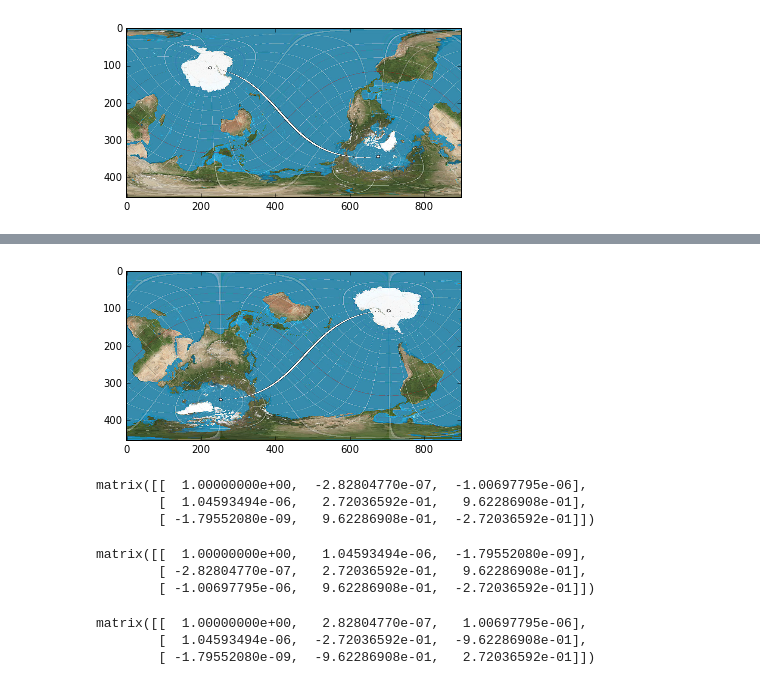
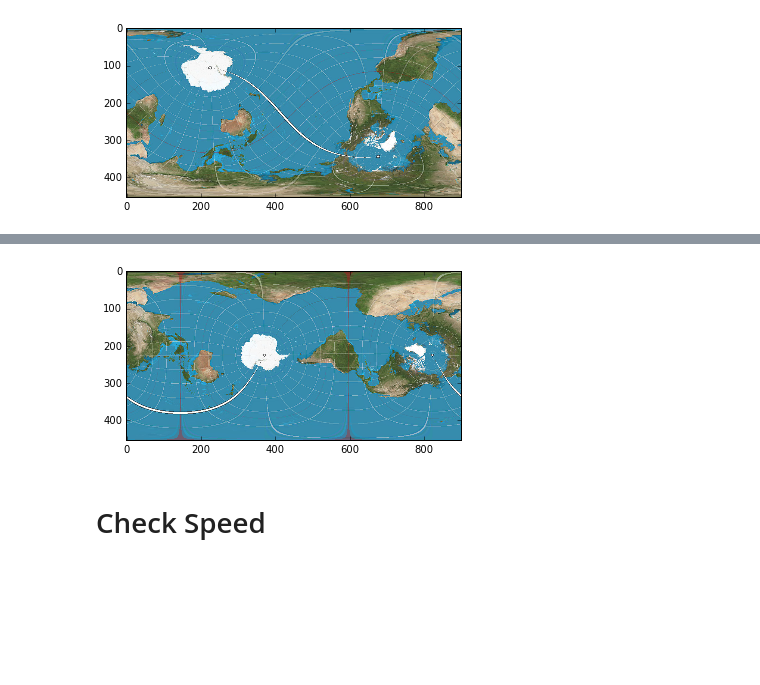
Before and after one commit to patrickeganfoley/map_orientations, a Jupyter notebook: map_projections/map_projections.ipynb, the cells around one changed output, grey strips where cells are left out. Drawn from its saved outputs; the diff is of its cells as text; code cells hidden in the pictures; blank space fills up the shorter version.

Commit message:
About to try new rotation matrix

```diff
--- a/map_projections/map_projections.ipynb
+++ b/map_projections/map_projections.ipynb
@@ -83,6 +95,12 @@ san_francisco
+# %%
+test_loc = (0.0, 0.659296379611606)
 # %%
 sf_to_melbourne = rotationFromTwoLocations(melbourne, san_francisco)
 melbourne_to_sf = rotationFromTwoLocations(san_francisco, melbourne)
+sf_to_seoul = rotationFromTwoLocations(seoul, san_francisco)
+seoul_to_sf = rotationFromTwoLocations(san_francisco, seoul)
+sf_to_test = rotationFromTwoLocations(test_loc, san_francisco)
+test_to_sf = rotationFromTwoLocations(san_francisco, test_loc)
 # %%
 sf_to_melbourne
 # %% [output]
@@ -208,26 +250,10 @@ map3 = transform_map(map2,
 # %%
 map3 = transform_map(map2,
-                     melbourne_to_sf.T,
+                     sf_to_test,
                      in_projection='platecarre',
                      out_projection='platecarre',
                      debug=False)
 # %% [output]
-[figure, old version]
+[figure, new version]
-# %%
-melbourne_to_sf
-# %% [output]
-matrix([[  1.00000000e+00,  -2.82804770e-07,  -1.00697795e-06],
-        [  1.04593494e-06,   2.72036592e-01,   9.62286908e-01],
-        [ -1.79552080e-09,   9.62286908e-01,  -2.72036592e-01]])
-# %%
-melbourne_to_sf.T
-# %% [output]
-matrix([[  1.00000000e+00,   1.04593494e-06,  -1.79552080e-09],
-        [ -2.82804770e-07,   2.72036592e-01,   9.62286908e-01],
-        [ -1.00697795e-06,   9.62286908e-01,  -2.72036592e-01]])
-# %%
-sf_to_melbourne
-# %% [output]
-matrix([[  1.00000000e+00,   2.82804770e-07,   1.00697795e-06],
-        [  1.04593494e-06,  -2.72036592e-01,  -9.62286908e-01],
-        [ -1.79552080e-09,  -9.62286908e-01,   2.72036592e-01]])
+# %% [markdown]
+#  Check Speed
```
Also changed, not shown: parts of 57 cells of this notebook, 1 other file.
